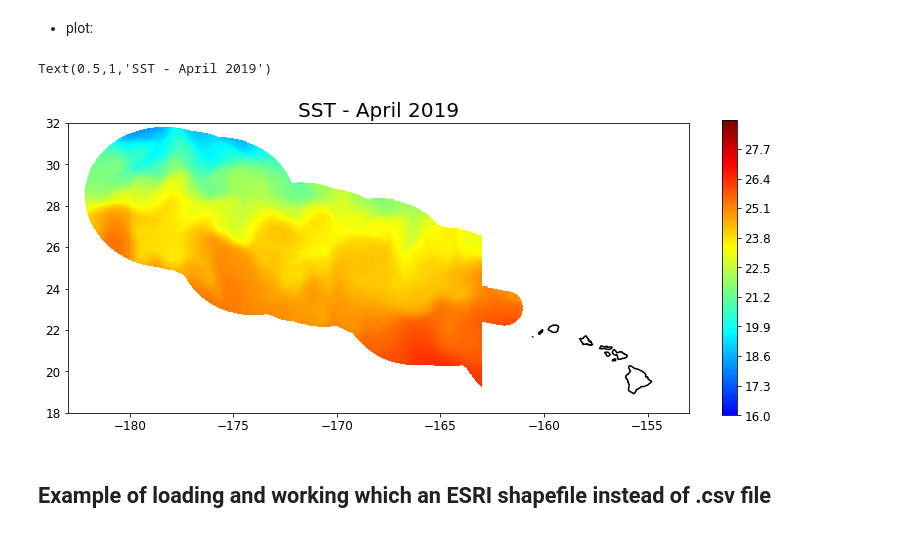
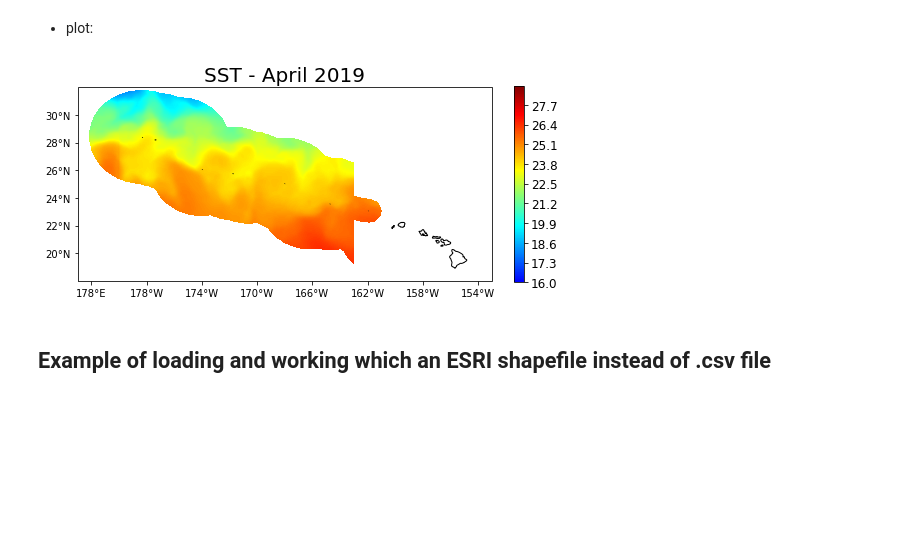
Before and after one commit to oceanwatch/python-satellite-course, a Jupyter notebook: OW_tutorial3.ipynb, the cells around one changed output. Cells and saved outputs as stored; diff of their text form; code cells hidden in the pictures; blank space fills up the shorter version.

Commit message:
switched mapping to cartopy because basemap is deprecated

```diff
--- a/OW_tutorial3.ipynb
+++ b/OW_tutorial3.ipynb
@@ -134,16 +131,34 @@ country.head()
 # %% [markdown]
 - plot:
-# %%
-country.plot(figsize=(12,8),color='black')
-plt.xlim(-183,-153)
-plt.ylim(18,32)
-cs=plt.contourf(ds.longitude-360,ds.latitude,SST[4,:,:],levs,cmap=cm)
-cbar=plt.colorbar(fraction=0.022)
-cbar.ax.tick_params(labelsize=12)
-cs.ax.tick_params(labelsize=12)
-plt.title('SST - April 2019', fontsize=20)
-# %% [output]
-Text(0.5,1,'SST - April 2019')
-[figure, removed]
+# %%
+import cartopy.crs as ccrs
+from cartopy.mpl.ticker import LongitudeFormatter, LatitudeFormatter
+import matplotlib.pyplot as plt
+
+
+plt.figure(figsize=(8, 10))
+
+# Label axes of a Plate Carree projection with a central longitude of 180:
+
+ax1 = plt.subplot(211, projection=ccrs.PlateCarree(central_longitude=180))
+#ax1.set_global()
+ax1.set_extent([177, 207, 18, 32], ccrs.PlateCarree())
+ax1.coastlines()
+ax1.set_xticks(range(178,207,4), crs=ccrs.PlateCarree())
+ax1.set_yticks(range(20,32,2), crs=ccrs.PlateCarree())
+lon_formatter = LongitudeFormatter(zero_direction_label=True)
+lat_formatter = LatitudeFormatter()
+ax1.xaxis.set_major_formatter(lon_formatter)
+ax1.yaxis.set_major_formatter(lat_formatter)
+
+ax1=plt.contourf(ds.longitude,ds.latitude,SST[4,:,:],levs,cmap=cm,transform=ccrs.PlateCarree())
+cbar=plt.colorbar(fraction=0.022)
+cbar.ax.tick_params(labelsize=12)
+#cs.ax.tick_params(labelsize=12)
+plt.title('SST - April 2019', fontsize=20)
+
+plt.show()
+# %% [output]
+[figure, added]
 # %% [markdown]
 ## Example of loading and working which an ESRI shapefile instead of .csv file
```
Also changed, not shown: parts of 15 cells of this notebook.
